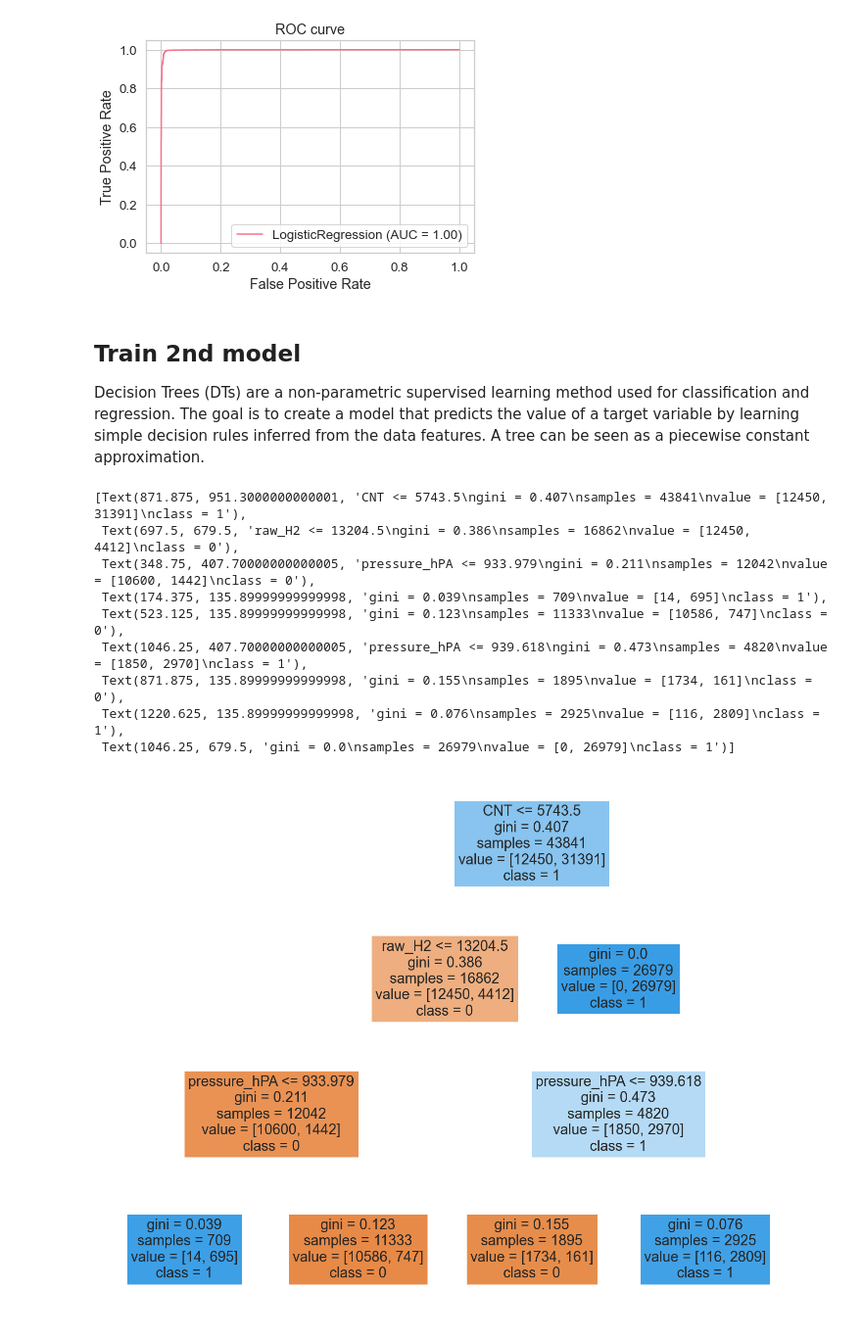
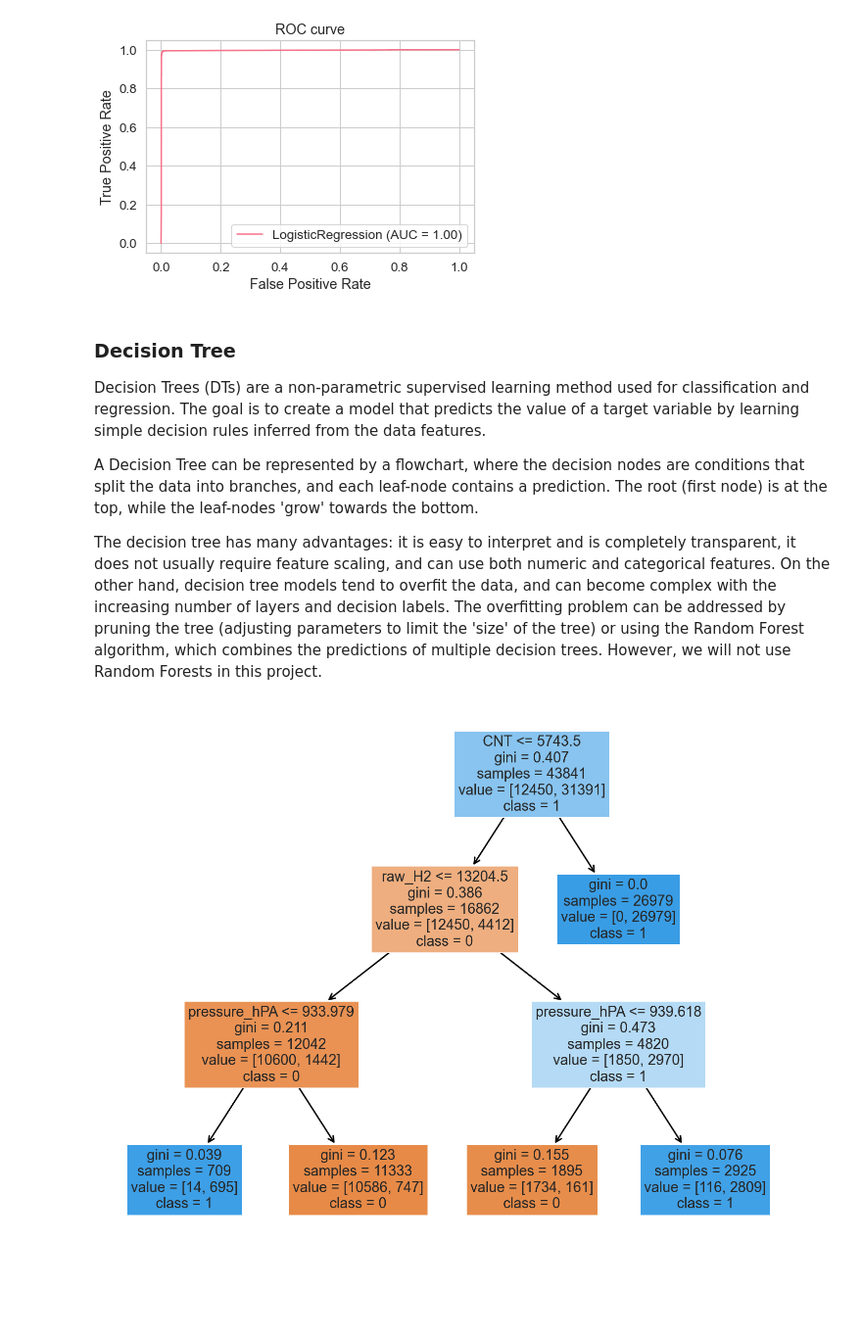
Before and after one commit to alanaselli/smoke_detection, a Jupyter notebook: main.ipynb, the cells around one changed output. Shown at 98% size. Saved outputs shown, nothing was run; the diff lists cells and outputs as text; code cells hidden in the pictures; blank space fills up the shorter version.

Commit message:
Added markdown explanation about DT model

```diff
--- a/main.ipynb
+++ b/main.ipynb
@@ -412,13 +413,13 @@ X_train2 = X_train.drop(['PM1.0','PM2.5', 'NC1.0', 'NC0.5'], axis = 1)
 X_test2 = X_test.drop(['PM1.0','PM2.5', 'NC1.0', 'NC0.5'], axis = 1)
 
 logreg = LogisticRegression()
-logreg.fit(X_train2, y_train.values.ravel())
+logreg.fit(X_train2, y_train)
 predictions = logreg.predict(X_test2)
 
-score = logreg.score(X_test2, y_test.values.ravel())
+score = logreg.score(X_test2, y_test)
 print('Accuracy:',score)
 
-roc_auc = roc_auc_score(y_test.values.ravel(), predictions)
+roc_auc = roc_auc_score(y_test, predictions)
 print('ROC-AUC:',roc_auc)
 
 ConfM = pd.DataFrame(
@@ -454,17 +457,19 @@ Normalization is the process of scaling individual samples to have unit norm. Th
 # %%
+# Normalizing the data
+
 from sklearn import preprocessing
 
 X_normalized = preprocessing.normalize(X_train2, norm='l2')
 X_test_normalized = preprocessing.normalize(X_test2, norm='l2')
 
 logreg = LogisticRegression()
-logreg.fit(X_normalized, y_train.values.ravel())
+logreg.fit(X_normalized, y_train)
 predictions = logreg.predict(X_test_normalized)
 
-score = logreg.score(X_test_normalized, y_test.values.ravel())
+score = logreg.score(X_test_normalized, y_test)
 print('Accuracy:',score)
 
-roc_auc = roc_auc_score(y_test.values.ravel(), predictions)
+roc_auc = roc_auc_score(y_test, predictions)
 print('ROC-AUC:',roc_auc)
 
 ConfM = pd.DataFrame(
@@ -472,8 +477,6 @@ ConfM = pd.DataFrame(
     columns = ['Predict Fire','Predict Not Fire'],
     index = ['True Fire','False Fire'])
 print(ConfM)
-
-# Normalization worsened the model
 # %% [output]
 Accuracy: 0.9555591037309064
 ROC-AUC: 0.9550113516371337
@@ -488,13 +493,13 @@ X_scaled = scaler.transform(X_train2)
 X_test_scaled = scaler.transform(X_test2)
 
 logreg = LogisticRegression()
-logreg.fit(X_scaled, y_train.values.ravel())
+logreg.fit(X_scaled, y_train)
 predictions = logreg.predict(X_test_scaled)
 
-score = logreg.score(X_test_scaled, y_test.values.ravel())
+score = logreg.score(X_test_scaled, y_test)
 print('Accuracy:',score)
 
-roc_auc = roc_auc_score(y_test.values.ravel(), predictions)
+roc_auc = roc_auc_score(y_test, predictions)
 print('ROC-AUC:',roc_auc)
 
 ConfM = pd.DataFrame(
@@ -502,8 +507,6 @@ ConfM = pd.DataFrame(
     columns = ['Predict Fire','Predict Not Fire'],
     index = ['True Fire','False Fire'])
 print(ConfM)
-
-# Accuracy increased, however ROC-AUC decreased. We will proceed without standardization
 # %% [output]
 Accuracy: 0.9908989302251318
 ROC-AUC: 0.9882336013260228
@@ -541,18 +546,22 @@ Sources:
 # %%
 from sklearn.metrics import recall_score, f1_score, precision_score, roc_auc_score
 
-accuracy_lr = logreg.score(X_test_scaled, y_test.values.ravel())
+logreg = LogisticRegression()
+logreg.fit(X_train2, y_train)
+predictions = logreg.predict(X_test2)
+
+accuracy_lr = logreg.score(X_test2, y_test)
 print('Accuracy:',accuracy_lr)
 
-recall_lr = recall_score(y_test.values.ravel(), predictions)
+recall_lr = recall_score(y_test, predictions)
 print('Recall:',recall_lr)
 
-f1_lr = f1_score(y_test.values.ravel(), predictions)
+f1_lr = f1_score(y_test, predictions)
 print('F1:',f1_lr)
 
-precision_lr = precision_score(y_test.values.ravel(), predictions)
+precision_lr = precision_score(y_test, predictions)
 print('Precision:',precision_lr)
 
-roc_auc_lr = roc_auc_score(y_test.values.ravel(), predictions)
+roc_auc_lr = roc_auc_score(y_test, predictions)
 print('ROC-AUC:',roc_auc_lr)
 # %% [output]
@@ -567,10 +585,14 @@ plt.title("ROC curve")
 # %% [output]
 Text(0.5, 1.0, 'ROC curve')
 [figure]
-# %% [markdown]
-## Train 2nd model
-
-Decision Trees (DTs) are a non-parametric supervised learning method used for classification and regression. The goal is to create a model that predicts the value of a target variable by learning simple decision rules inferred from the data features. A tree can be seen as a piecewise constant approximation.
+# %% [markdown]
+### Decision Tree
+
+Decision Trees (DTs) are a non-parametric supervised learning method used for classification and regression. The goal is to create a model that predicts the value of a target variable by learning simple decision rules inferred from the data features.
+
+A Decision Tree can be represented by a flowchart, where the decision nodes are conditions that split the data into branches, and each leaf-node contains a prediction. The root (first node) is at the top, while the leaf-nodes 'grow' towards the bottom.
+
+The decision tree has many advantages: it is easy to interpret and is completely transparent, it does not usually require feature scaling, and can use both numeric and categorical features. On the other hand, decision tree models tend to overfit the data, and can become complex with the increasing number of layers and decision labels. The overfitting problem can be addressed by pruning the tree (adjusting parameters to limit the 'size' of the tree) or using the Random Forest algorithm, which combines the predictions of multiple decision trees. However, we will not use Random Forests in this project.
 # %%
 from sklearn import tree
 
@@ -579,18 +602,14 @@ clf = clf.fit(X_train2, y_train)
 pred = clf.predict(X_test2)
 # %%
 fig = plt.figure(figsize=(25,20))
-tree.plot_tree(clf,
+out = tree.plot_tree(clf,
                feature_names=X_train2.columns,
                class_names=['0','1'],
                filled=True)
+for o in out:
+    arrow = o.arrow_patch
+    if arrow is not None:
+        arrow.set_edgecolor('black')
+        arrow.set_linewidth(3)
 # %% [output]
-[Text(871.875, 951.3000000000001, 'CNT <= 5743.5\ngini = 0.407\nsamples = 43841\nvalue = [12450, 31391]\nclass = 1'),
- Text(697.5, 679.5, 'raw_H2 <= 13204.5\ngini = 0.386\nsamples = 16862\nvalue = [12450, 4412]\nclass = 0'),
- Text(348.75, 407.70000000000005, 'pressure_hPA <= 933.979\ngini = 0.211\nsamples = 12042\nvalue = [10600, 1442]\nclass = 0'),
- Text(174.375, 135.89999999999998, 'gini = 0.039\nsamples = 709\nvalue = [14, 695]\nclass = 1'),
- Text(523.125, 135.89999999999998, 'gini = 0.123\nsamples = 11333\nvalue = [10586, 747]\nclass = 0'),
- Text(1046.25, 407.70000000000005, 'pressure_hPA <= 939.618\ngini = 0.473\nsamples = 4820\nvalue = [1850, 2970]\nclass = 1'),
- Text(871.875, 135.89999999999998, 'gini = 0.155\nsamples = 1895\nvalue = [1734, 161]\nclass = 0'),
- Text(1220.625, 135.89999999999998, 'gini = 0.076\nsamples = 2925\nvalue = [116, 2809]\nclass = 1'),
- Text(1046.25, 679.5, 'gini = 0.0\nsamples = 26979\nvalue = [0, 26979]\nclass = 1')]
-[figure, old version]
+[figure, new version]
```
Also changed, not shown: parts of 22 cells of this notebook.
